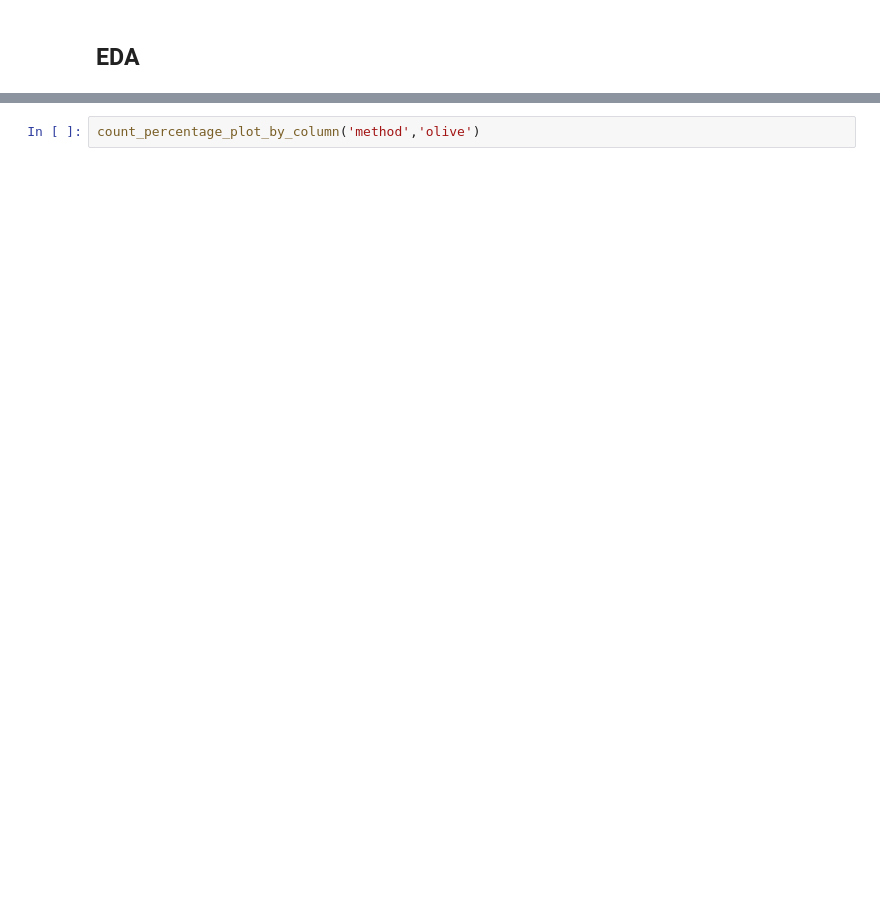
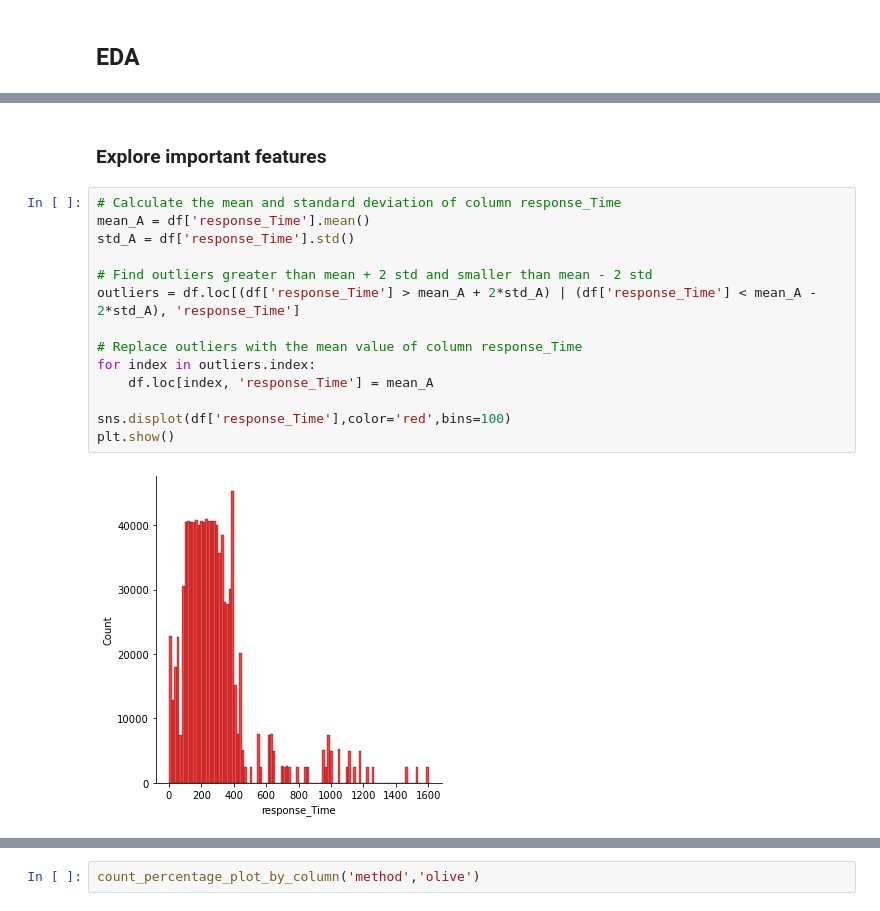
Before and after one commit to amyrmahdy/api-management, a Jupyter notebook: APIM.ipynb, the cells around one changed output, grey strips where cells are left out. Saved outputs shown, nothing was run; the diff lists cells and outputs as text; blank space fills up the shorter version.

```diff
--- a/APIM.ipynb
+++ b/APIM.ipynb
@@ -171,0 +146,18 @@ available_colors = ['aliceblue', 'antiquewhite', 'aqua', 'aquamarine', 'azure',
+# %% [markdown]
+### Explore important features
+# %%
+# Calculate the mean and standard deviation of column response_Time
+mean_A = df['response_Time'].mean()
+std_A = df['response_Time'].std()
+
+# Find outliers greater than mean + 2 std and smaller than mean - 2 std
+outliers = df.loc[(df['response_Time'] > mean_A + 2*std_A) | (df['response_Time'] < mean_A - 2*std_A), 'response_Time']
+
+# Replace outliers with the mean value of column response_Time
+for index in outliers.index:
+    df.loc[index, 'response_Time'] = mean_A
+
+sns.displot(df['response_Time'],color='red',bins=100)
+plt.show()
+# %% [output]
+[figure, added]
```
Also changed, not shown: parts of 83 cells of this notebook.
